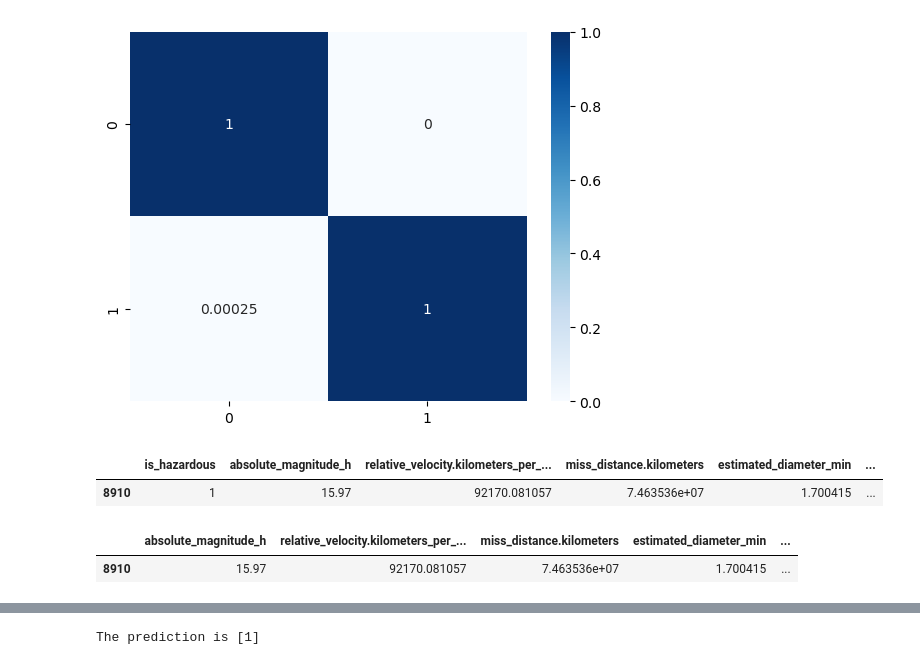
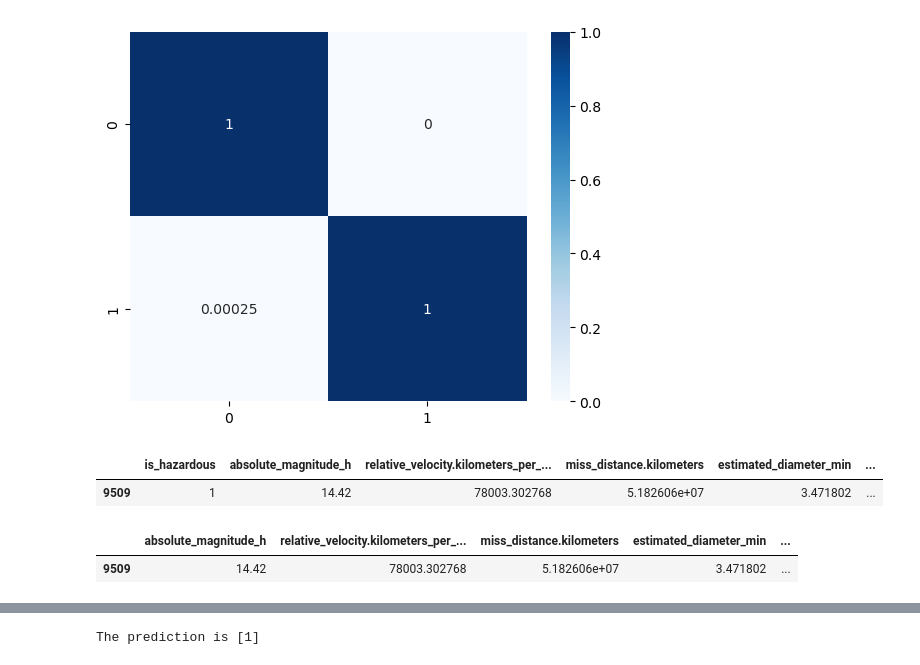
Before and after one commit to PBustamante65/NEO, a Jupyter notebook: API_test/classtest/test.ipynb, the cells around one changed output, grey strips where cells are left out. Saved outputs shown, nothing was run; the diff lists cells and outputs as text; code cells hidden in the pictures.

```diff
--- a/API_test/classtest/test.ipynb
+++ b/API_test/classtest/test.ipynb
@@ -592,3 +592,7 @@ df.head()
 | 2 | 10.41 | 0 | 17340.4224662258 | 74687814.59975122 | 22.0067027115 | ... |
 | 3 | 10.41 | 0 | 16545.797587763 | 53823292.394218643 | 22.0067027115 | ... |
 | 4 | 10.41 | 0 | 21314.9467227704 | 26040971.835879446 | 22.0067027115 | ... |
+# %%
+df2 = df.copy()
+df2 = OverallProcessor(df2).adasyn()
+df2.shape
@@ -663,16 +658,16 @@ weighted avg       1.00      1.00      1.00     55167
 [figure]
 [figure]
 # %%
-pdpred = df.iloc[8910]
+pdpred = df2.iloc[9509]
 
 pdpred = pd.DataFrame([pdpred])
 pdpred
 # %% [output]
 |  | is_hazardous | absolute_magnitude_h | relative_velocity.kilometers_per_... | miss_distance.kilometers | estimated_diameter_min | ... |
-| 8910 | 1 | 15.97 | 92170.081057 | 7.463536e+07 | 1.700415 | ... |
+| 9509 | 1 | 14.42 | 78003.302768 | 5.182606e+07 | 3.471802 | ... |
 # %%
 pdpred.drop(columns=['is_hazardous'], inplace=True)
 pdpred
 # %% [output]
 |  | absolute_magnitude_h | relative_velocity.kilometers_per_... | miss_distance.kilometers | estimated_diameter_min | ... |
-| 8910 | 15.97 | 92170.081057 | 7.463536e+07 | 1.700415 | ... |
+| 9509 | 14.42 | 78003.302768 | 5.182606e+07 | 3.471802 | ... |
```
Also changed, not shown: parts of 3 cells of this notebook.
